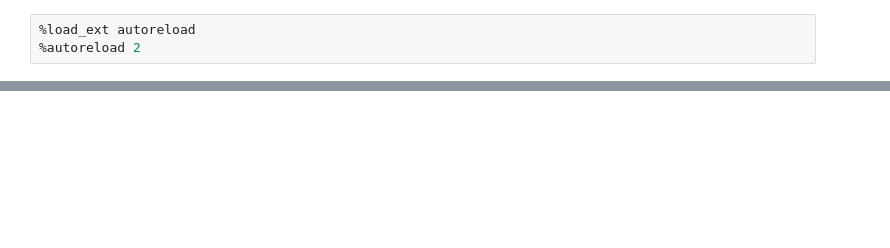
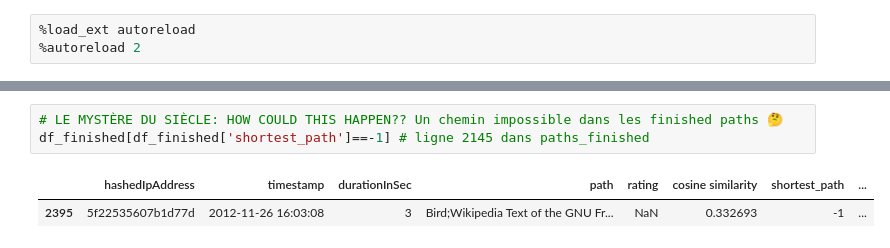
Before and after one commit to epfl-ada/ada-2024-project-the5outliers, a Jupyter notebook: results.ipynb, the cells around one changed output, grey strips where cells are left out. Cells and saved outputs as stored; diff of their text form; blank space fills up the shorter version.

```diff
--- a/results.ipynb
+++ b/results.ipynb
@@ -34,0 +45,6 @@ Wowpurchase
+# %%
+# LE MYSTÈRE DU SIÈCLE: HOW COULD THIS HAPPEN?? Un chemin impossible dans les finished paths 🤔
+df_finished[df_finished['shortest_path']==-1] # ligne 2145 dans paths_finished
+# %% [output]
+|  | hashedIpAddress | timestamp | durationInSec | path | rating | cosine similarity | shortest_path | ... |
+| 2395 | 5f22535607b1d77d | 2012-11-26 16:03:08 | 3 | Bird;Wikipedia Text of the GNU Fr... | NaN | 0.332693 | -1 | ... |
```
Also changed, not shown: parts of 13 cells of this notebook, 5 other files.
